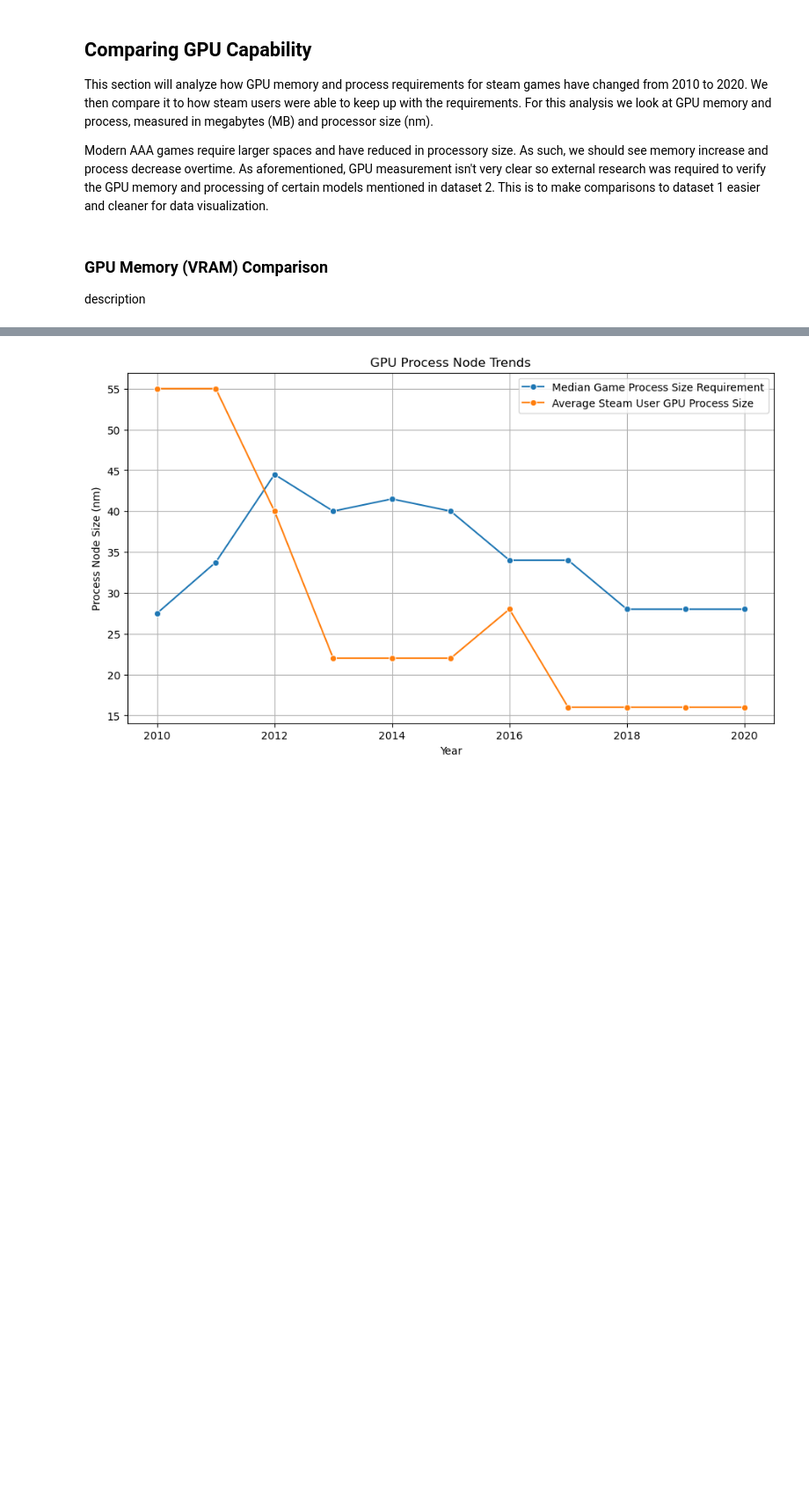
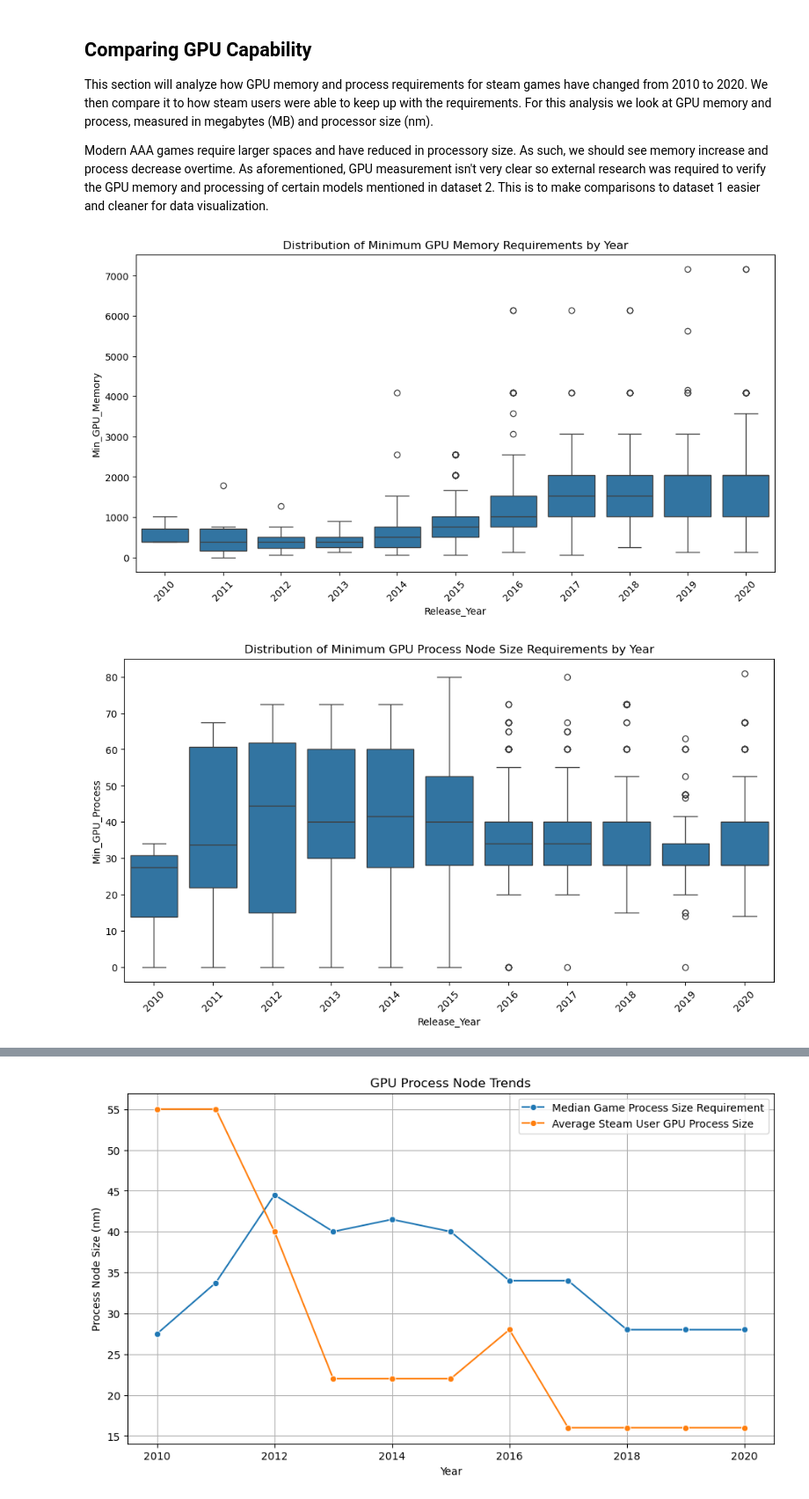
Before and after one commit to COGS108/Group-SP26-081, a Jupyter notebook: 02-EDACheckpoint.ipynb, the cells around one changed output, grey strips where cells are left out. Shown at 88% size. Drawn from its saved outputs; the diff is of its cells as text; code cells hidden in the pictures; blank space fills up the shorter version.

```diff
--- a/02-EDACheckpoint.ipynb
+++ b/02-EDACheckpoint.ipynb
@@ -632,6 +632,41 @@ This widening gap suggests that AAA game hardware requirements were increasing f
 This section will analyze how GPU memory and process requirements for steam games have changed from 2010 to 2020. We then compare it to how steam users were able to keep up with the requirements. For this analysis we look at GPU memory and process, measured in megabytes (MB) and processor size (nm).
 
 Modern AAA games require larger spaces and have reduced in processory size. As such, we should see memory increase and process decrease overtime. As aforementioned, GPU measurement isn't very clear so external research was required to verify the GPU memory and processing of certain models mentioned in dataset 2. This is to make comparisons to dataset 1 easier and cleaner for data visualization.
+# %%
+# Filter dataset 1 based on the specific time gauge we're looking at
+filtered_df1 = processed_df1[
+    (processed_df1["Release_Year"] >= 2010)
+    & (processed_df1["Release_Year"] <= 2020)
+]
+
+# Boxplot that depicts distribution of minimum GPU memory for each year
+plt.figure(figsize=(12,6))
+sns.boxplot(
+    data=filtered_df1,
+    x="Release_Year",
+    y="Min_GPU_Memory"
+)
+
+plt.title("Distribution of Minimum GPU Memory Requirements by Year")
+plt.xticks(rotation=45)
+plt.show()
+
+# Boxplot that depicts distribution of minimum GPU process node size for each year
+plt.figure(figsize=(12,6))
+sns.boxplot(
+    data=filtered_df1,
+    x="Release_Year",
+    y="Min_GPU_Process"
+)
+
+plt.title("Distribution of Minimum GPU Process Node Size Requirements by Year")
+plt.xticks(rotation=45)
+plt.show()
+
+# These distributions aim to show the range of minimum GPU memory and process node size per year
+# %% [output]
+[figure, added]
+[figure, added]
 # %%
 # Aggregate dataset 1 by timelime to find median for requirements
 df1_year_med = (
@@ -677,7 +712,3 @@ df2_summary = pd.DataFrame(consumer_gpu_timeline)
 
 # Merge two summaries together based on release year
 comparison_df = pd.merge(df1_year_med, df2_summary, on='Release_Year')
-# %% [markdown]
-### GPU Memory (VRAM) Comparison
-
-description
```
Also changed, not shown: parts of 7 cells of this notebook.
